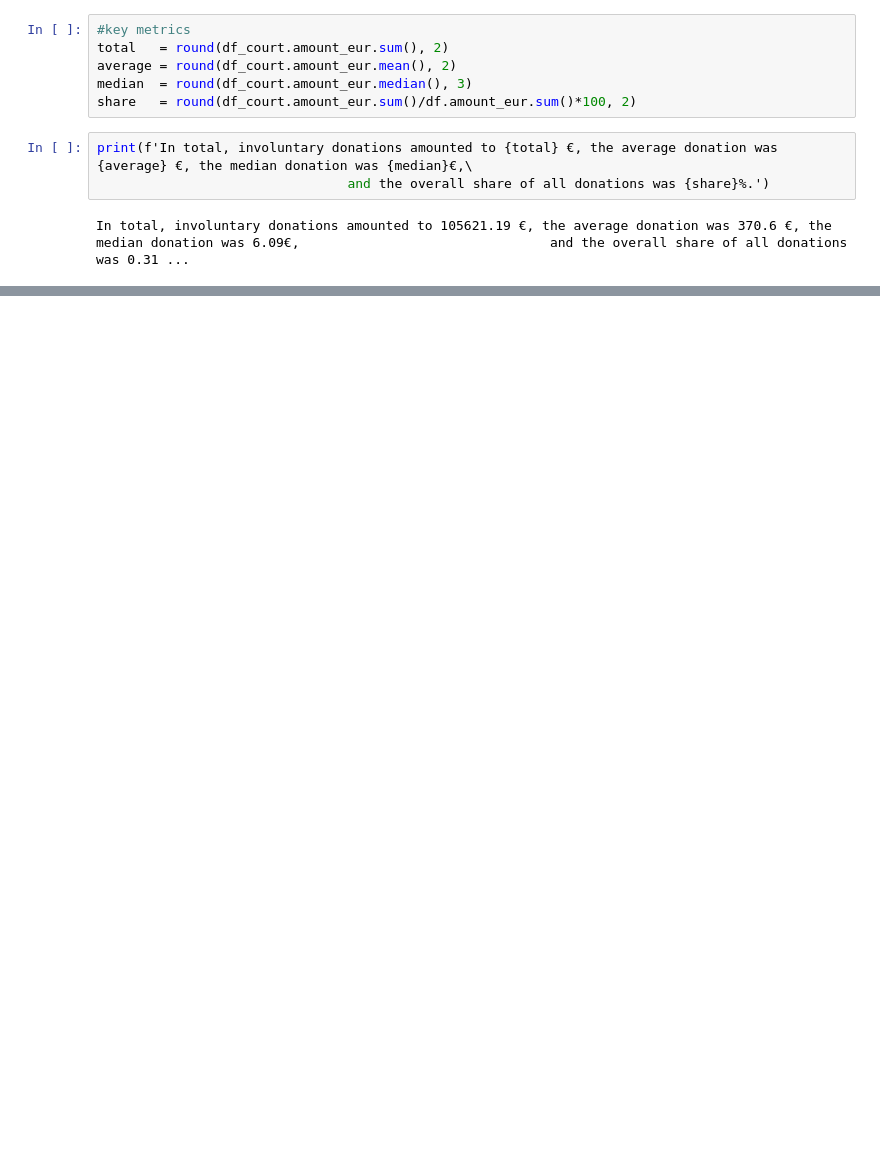
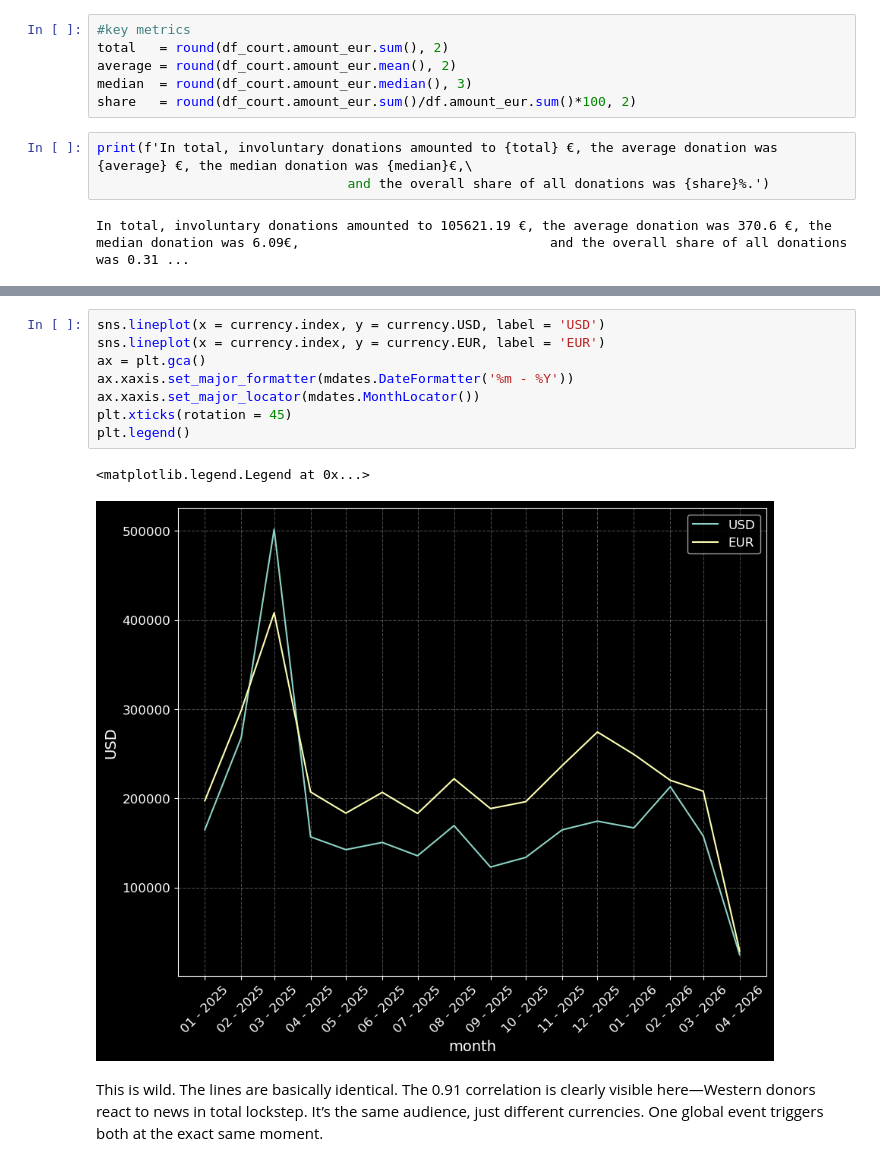
Before and after one commit to Gipnokrolik/ua-aid-intelligence-hub, a Jupyter notebook: notebooks/grassroots_funding_analisys.ipynb, the cells around one changed output, grey strips where cells are left out. Drawn from its saved outputs; the diff is of its cells as text; blank space fills up the shorter version.

```diff
--- a/notebooks/grassroots_funding_analisys.ipynb
+++ b/notebooks/grassroots_funding_analisys.ipynb
@@ -655,0 +736,14 @@ As we can see, the share of all donations is very low (0.31%), which is even bel
+# %%
+sns.lineplot(x = currency.index, y = currency.USD, label = 'USD')
+sns.lineplot(x = currency.index, y = currency.EUR, label = 'EUR')
+ax = plt.gca()
+ax.xaxis.set_major_formatter(mdates.DateFormatter('%m - %Y'))
+ax.xaxis.set_major_locator(mdates.MonthLocator())
+plt.xticks(rotation = 45)
+plt.legend()
+# %% [output]
+<matplotlib.legend.Legend at 0x...>
+[figure, added]
+# %% [markdown]
+This is wild. The lines are basically identical.
+The 0.91 correlation is clearly visible here—Western donors react to news in total lockstep. It’s the same audience, just different currencies. One global event triggers both at the exact same moment.
```
Also changed, not shown: parts of 34 cells of this notebook.
